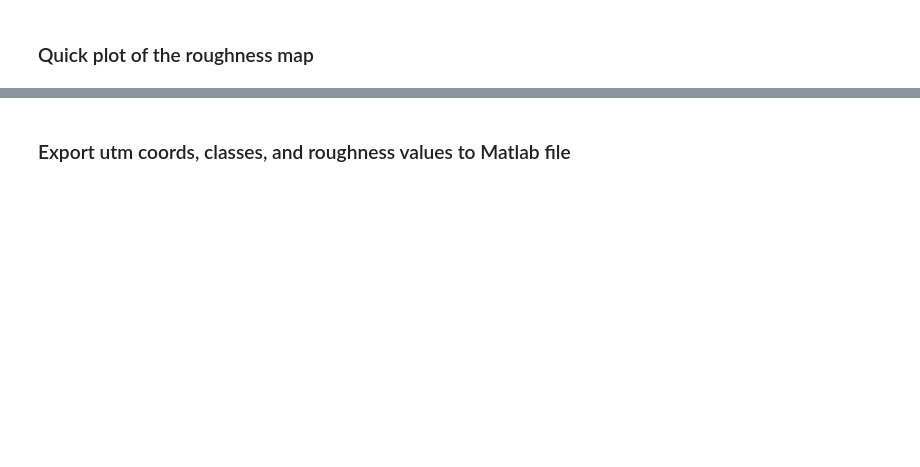
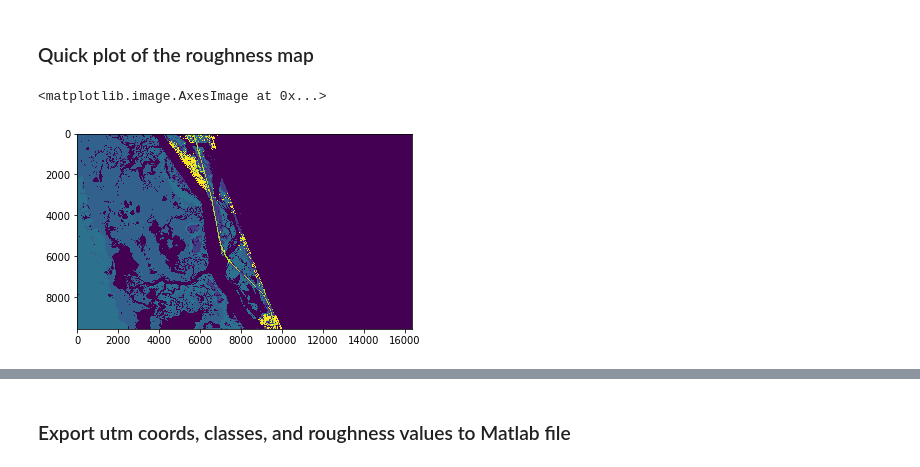
Before and after one commit to csherwood-usgs/Matanzas_CRF_to_roughness, a Jupyter notebook: Matanzas_CRF_to_roughness.ipynb, the cells around one changed output, grey strips where cells are left out. Cells and saved outputs as stored; diff of their text form; code cells hidden in the pictures; blank space fills up the shorter version.

```diff
--- a/Matanzas_CRF_to_roughness.ipynb
+++ b/Matanzas_CRF_to_roughness.ipynb
@@ -87,3 +100,8 @@ array([[ 0.02 ,  0.02 ,  0.02 , ...,  0.045,  0.045,  0.045],
 # %% [markdown]
 ### Quick plot of the roughness map
+# %%
+plt.imshow(nmap)
+# %% [output]
+<matplotlib.image.AxesImage at 0x...>
+[figure, added]
 # %%
```
Also changed, not shown: parts of 11 cells of this notebook.
